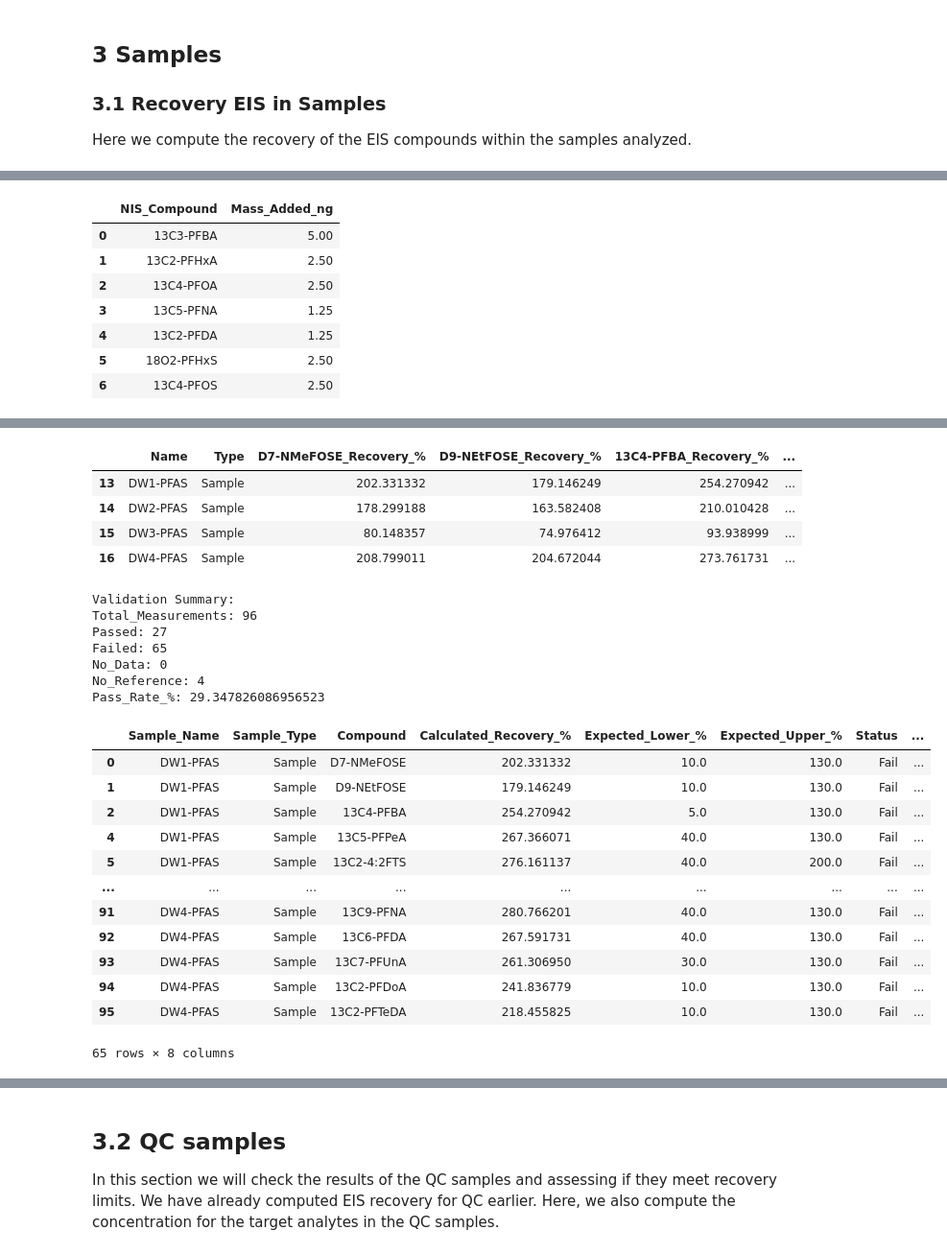
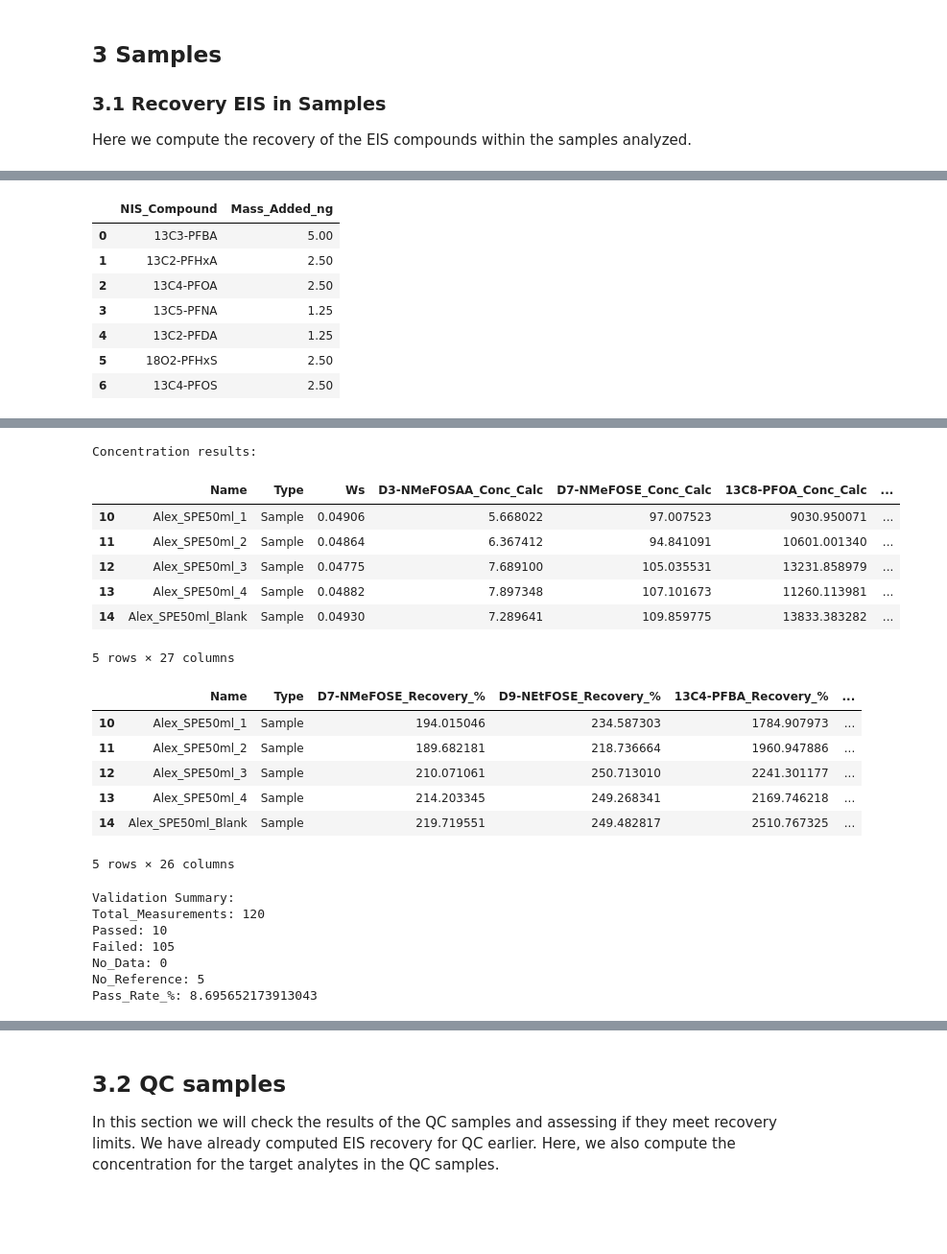
Before and after one commit to valeriederijk/UU_PFAS_lab, a Jupyter notebook: Quantitative_calc_PFAS_clean2.ipynb, the cells around one changed output, grey strips where cells are left out. Shown at 96% size. Cells and saved outputs as stored; diff of their text form; code cells hidden in the pictures; blank space fills up the shorter version.

```diff
--- a/Quantitative_calc_PFAS_clean2.ipynb
+++ b/Quantitative_calc_PFAS_clean2.ipynb
@@ -9,7 +10,7 @@ First we load in the raw data as a csv file (which is the file you directly get
 We also directly check if the s/n ratio is above 3 for all samples in the calibration line.
 # %%
 %run src/functions_quantitative2.ipynb
-rawdata = load_and_label_pfas_csv("rawdata/Data_TestCalib_09122025.csv")
+rawdata = load_and_label_pfas_csv("rawdata/Results_Test_SPE50ml_16-12-2025.csv")
 sn_results = check_calibration_sn_ratios(rawdata)
 # Print formatted results
 print_sn_check_results(sn_results)
@@ -372,11 +421,12 @@ Here we compute the recovery of the EIS compounds within the samples analyzed.
 # computation of EIS concentration and recovery rate
 from solutions import NIS_stock, EIS_stock
 from allowed_recoveries import EIS_NIS_compound_recovery_aqueous
+
 DF_sample = 1 #dilution factor
 mass_bottle_filled = 499.8 #grams
 mass_bottle_empty = 53.68 #grams
 Ws = (mass_bottle_filled - mass_bottle_empty)/1000 #L
-Ws_cal = 0.25 #ml
+#Ws_cal = 0.25 #ml
 
 # Create weights dictionary in grams
 #soils
@@ -389,31 +439,31 @@ weights_dict = {
 
 #water 23-09
 weights_dict = {
-    'DW1-PFAS':  1 ,#541.52-56.63,
-    'DW2-PFAS': 1, # 519.73-56.00,
-    'DW3-PFAS': 1, #541.08-57.60,
-    'DW4-PFAS': 1, #539.58-53.62,
-    'DW5-NoPFAS':1, # 529.43-57.80
+    'Alex_SPE50ml_1': 49.06/1000,#541.52-56.63,
+    'Alex_SPE50ml_2': 48.64/1000, # 519.73-56.00,
+    'Alex_SPE50ml_3': 47.75/1000, #541.08-57.60,
+    'Alex_SPE50ml_4': 48.82/1000, #539.58-53.62,
+    'Alex_SPE50ml_Blank':49.3/1000, # 529.43-57.80
 }
 rawdata_copy['Ws'] = rawdata_copy['Name'].map(weights_dict)
 
-dilution_NIS_stock = 2 #1:1 dilution
-dilution_NIS_stock_cal = 40 #dilution cal
-dilution_EIS_stock_cal = 40 #dilution cal
-spiked_amount_cal = 0.05 #ml
+dilution_NIS_stock = 2#1:1 dilution
+#dilution_NIS_stock_cal = 40 #dilution cal
+#dilution_EIS_stock_cal = 40 #dilution cal
+#spiked_amount_cal = 0.05 #ml
 Df_cal = 1 #dilution factor
 spiked_amount_NIS = 0.01 #ml
 #spiked_amount = 0.01 #ml
 
-dilution_EIS_stock = 2 #normally 2
+
+dilution_EIS_stock = 1
 spiked_amount_EIS =0.05 #ml
-
 #look at this!
-calculated_conc_EIS, NIS_added = calculate_conc_EIS(rawdata_copy, eis_RFS, dilution_NIS_stock,EIS_NIS_analogs, DF_sample, NIS_stock, spiked_amount_NIS)
+calculated_conc_EIS, NIS_added, EIS_added = calculate_conc_EIS(rawdata_copy, eis_RFS, dilution_NIS_stock,EIS_NIS_analogs, DF_sample, NIS_stock, spiked_amount_NIS, spiked_amount_EIS)
 
 #for run on 12-9-2025
-#expected_concs_EIS_doubled = {key: 2*value for key, value in expected_concs_EIS.items()}
-calculated_recoveries_EIS = calculate_recoveries(calculated_conc_EIS, expected_concs_EIS)
+expected_concs_EIS_doubled = {key: 2*value for key, value in expected_concs_EIS.items()}
+calculated_recoveries_EIS = calculate_recoveries(calculated_conc_EIS, expected_concs_EIS_doubled)
 
 validation_results_samples= validate_recoveries(calculated_recoveries_EIS, EIS_NIS_compound_recovery_aqueous)
 summary_samples = summarize_validation_results(validation_results_samples)
@@ -449,25 +511,22 @@ Concentration results:
+Concentration results:
-|  | Name | Type | D7-NMeFOSE_Recovery_% | D9-NEtFOSE_Recovery_% | 13C4-PFBA_Recovery_% | ... |
-| 13 | DW1-PFAS | Sample | 202.331332 | 179.146249 | 254.270942 | ... |
-| 14 | DW2-PFAS | Sample | 178.299188 | 163.582408 | 210.010428 | ... |
-| 15 | DW3-PFAS | Sample | 80.148357 | 74.976412 | 93.938999 | ... |
-| 16 | DW4-PFAS | Sample | 208.799011 | 204.672044 | 273.761731 | ... |
+|  | Name | Type | Ws | D3-NMeFOSAA_Conc_Calc | D7-NMeFOSE_Conc_Calc | 13C8-PFOA_Conc_Calc | ... |
+| 10 | Alex_SPE50ml_1 | Sample | 0.04906 | 5.668022 | 97.007523 | 9030.950071 | ... |
+| 11 | Alex_SPE50ml_2 | Sample | 0.04864 | 6.367412 | 94.841091 | 10601.001340 | ... |
+| 12 | Alex_SPE50ml_3 | Sample | 0.04775 | 7.689100 | 105.035531 | 13231.858979 | ... |
+| 13 | Alex_SPE50ml_4 | Sample | 0.04882 | 7.897348 | 107.101673 | 11260.113981 | ... |
+| 14 | Alex_SPE50ml_Blank | Sample | 0.04930 | 7.289641 | 109.859775 | 13833.383282 | ... |
-Validation Summary:
-Total_Measurements: 96
-Passed: 27
-Failed: 65
-No_Data: 0
-No_Reference: 4
-Pass_Rate_%: 29.347826086956523
+5 rows × 27 columns
-|  | Sample_Name | Sample_Type | Compound | Calculated_Recovery_% | Expected_Lower_% | Expected_Upper_% | Status | ... |
-| 0 | DW1-PFAS | Sample | D7-NMeFOSE | 202.331332 | 10.0 | 130.0 | Fail | ... |
-| 1 | DW1-PFAS | Sample | D9-NEtFOSE | 179.146249 | 10.0 | 130.0 | Fail | ... |
-| 2 | DW1-PFAS | Sample | 13C4-PFBA | 254.270942 | 5.0 | 130.0 | Fail | ... |
-| 4 | DW1-PFAS | Sample | 13C5-PFPeA | 267.366071 | 40.0 | 130.0 | Fail | ... |
-| 5 | DW1-PFAS | Sample | 13C2-4:2FTS | 276.161137 | 40.0 | 200.0 | Fail | ... |
-| ... | ... | ... | ... | ... | ... | ... | ... | ... |
-| 91 | DW4-PFAS | Sample | 13C9-PFNA | 280.766201 | 40.0 | 130.0 | Fail | ... |
-| 92 | DW4-PFAS | Sample | 13C6-PFDA | 267.591731 | 40.0 | 130.0 | Fail | ... |
-| 93 | DW4-PFAS | Sample | 13C7-PFUnA | 261.306950 | 30.0 | 130.0 | Fail | ... |
-| 94 | DW4-PFAS | Sample | 13C2-PFDoA | 241.836779 | 10.0 | 130.0 | Fail | ... |
-| 95 | DW4-PFAS | Sample | 13C2-PFTeDA | 218.455825 | 10.0 | 130.0 | Fail | ... |
+|  | Name | Type | D7-NMeFOSE_Recovery_% | D9-NEtFOSE_Recovery_% | 13C4-PFBA_Recovery_% | ... |
+| 10 | Alex_SPE50ml_1 | Sample | 194.015046 | 234.587303 | 1784.907973 | ... |
+| 11 | Alex_SPE50ml_2 | Sample | 189.682181 | 218.736664 | 1960.947886 | ... |
+| 12 | Alex_SPE50ml_3 | Sample | 210.071061 | 250.713010 | 2241.301177 | ... |
+| 13 | Alex_SPE50ml_4 | Sample | 214.203345 | 249.268341 | 2169.746218 | ... |
+| 14 | Alex_SPE50ml_Blank | Sample | 219.719551 | 249.482817 | 2510.767325 | ... |
-65 rows × 8 columns
+5 rows × 26 columns
+Validation Summary:
+Total_Measurements: 120
+Passed: 10
+Failed: 105
+No_Data: 0
+No_Reference: 5
+Pass_Rate_%: 8.695652173913043
```
Also changed, not shown: parts of 12 cells of this notebook, 4 other files.
